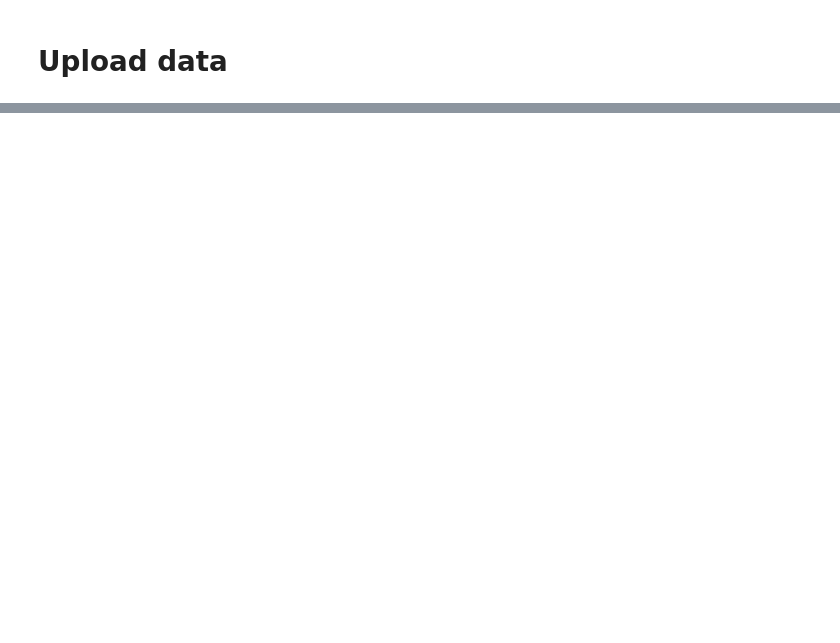
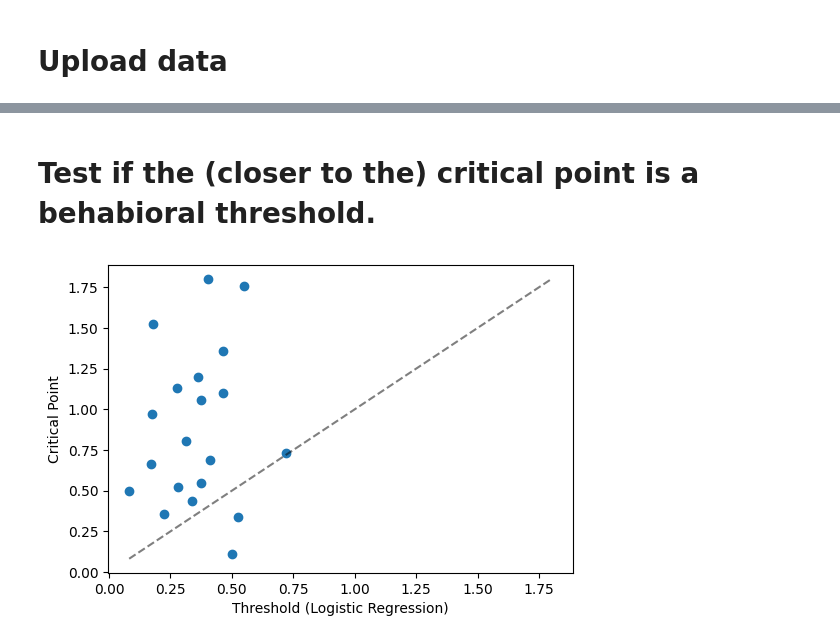
Before and after one commit to ThoHardy/SOUNDMODEL, a Jupyter notebook: Behavioral_Predictions 7.ipynb, the cells around one changed output, grey strips where cells are left out. Drawn from its saved outputs; the diff is of its cells as text; code cells hidden in the pictures; blank space fills up the shorter version.

```diff
--- a/Behavioral_Predictions 7.ipynb
+++ b/Behavioral_Predictions 7.ipynb
@@ -78,0 +157,24 @@ def metastability_score&point(f, df, x_grid, tau):
+# %% [markdown]
+# Test if the (closer to the) critical point is a behabioral threshold.
+# %%
+metapoints, thresholds = [], []
+for part in range(20):
+    metapoint, metascore = find_metapoint(models_dict[part], n_categories=len(trajectories_dict[part]))
+    metapoints.append(metapoint)
+
+    X, Y = get_trial_data_at_time(95, trajectories_dict[part], binarized_audibilities_dict[part])
+    log_reg = LogisticRegression(class_weight='balanced', penalty=None)
+    log_reg.fit(X.reshape(-1, 1), Y)
+    threshold = - log_reg.intercept_[0] / log_reg.coef_[0][0]
+    thresholds.append(threshold)
+# %%
+plt.figure(figsize=(6, 4))
+plt.scatter(thresholds, metapoints)
+min_plot = min(np.min(thresholds), np.min(metapoints))
+max_plot = max(np.max(thresholds), np.max(metapoints))
+plt.plot([min_plot, max_plot], [min_plot, max_plot], alpha=0.5, linestyle='--', color='black')
+plt.xlabel('Threshold (Logistic Regression)')
+plt.ylabel('Critical Point')
+plt.show()
+# %% [output]
+[figure, added]
```
Also changed, not shown: parts of 14 cells of this notebook, 10 other files.
